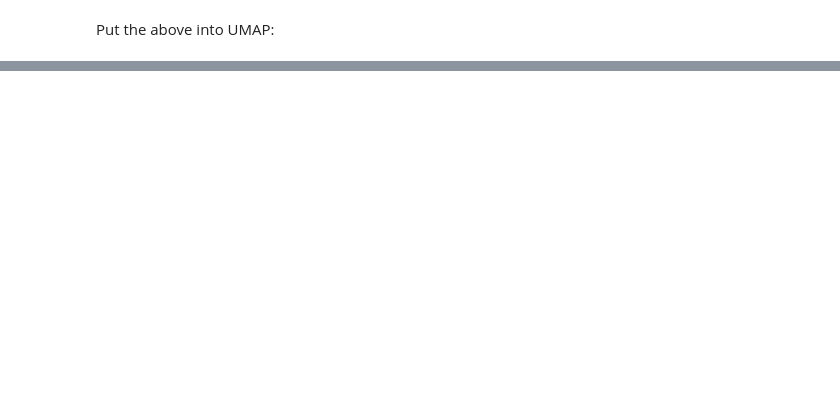
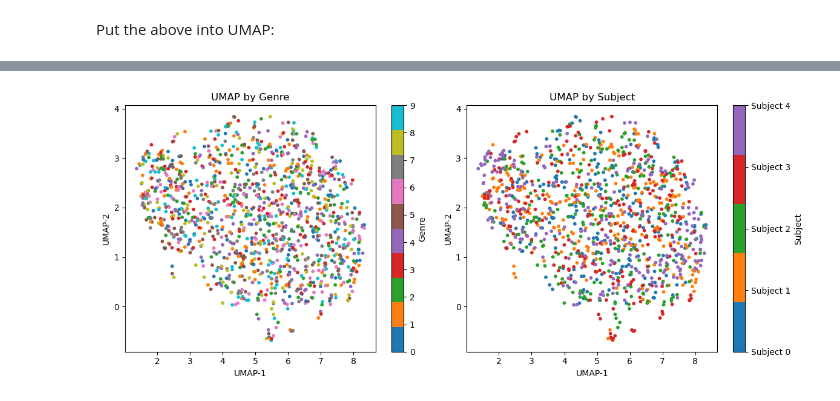
Before and after one commit to jenniarakaki/n120, a Jupyter notebook: log_regression.ipynb, the cells around one changed output, grey strips where cells are left out. Cells and saved outputs as stored; diff of their text form; code cells hidden in the pictures; blank space fills up the shorter version.

```diff
--- a/log_regression.ipynb
+++ b/log_regression.ipynb
@@ -168,0 +175,38 @@ plt.show()
+# %%
+import matplotlib.pyplot as plt
+from matplotlib.colors import ListedColormap
+from sklearn.preprocessing import LabelEncoder
+
+# --- Step 1: Encode genre labels ---
+genre_encoder = LabelEncoder()
+genre_encoded = genre_encoder.fit_transform(genre_labels_named_all)
+
+# --- Step 2: Create custom colormap for 5 subjects ---
+subject_cmap = ListedColormap(['#1f77b4', '#ff7f0e', '#2ca02c', '#d62728', '#9467bd'])
+
+# --- Step 3: Plot both genre and subject ---
+plt.figure(figsize=(12, 5))
+
+# -- Plot by Genre --
+plt.subplot(1, 2, 1)
+scatter1 = plt.scatter(embedding[:, 0], embedding[:, 1], c=genre_encoded, cmap='tab10', s=10)
+plt.title("UMAP by Genre")
+plt.xlabel("UMAP-1")
+plt.ylabel("UMAP-2")
+cbar1 = plt.colorbar(scatter1, ticks=range(10))
+cbar1.set_label("Genre")
+
+# -- Plot by Subject (with fixed 5-color map) --
+plt.subplot(1, 2, 2)
+scatter2 = plt.scatter(embedding[:, 0], embedding[:, 1], c=subject_ids, cmap=subject_cmap, s=10)
+plt.title("UMAP by Subject")
+plt.xlabel("UMAP-1")
+plt.ylabel("UMAP-2")
+cbar2 = plt.colorbar(scatter2, ticks=range(5))
+cbar2.set_label("Subject")
+cbar2.set_ticklabels([f"Subject {i}" for i in range(5)])
+
+plt.tight_layout()
+plt.show()
+# %% [output]
+[figure, added]
```
Also changed, not shown: parts of 13 cells of this notebook.
